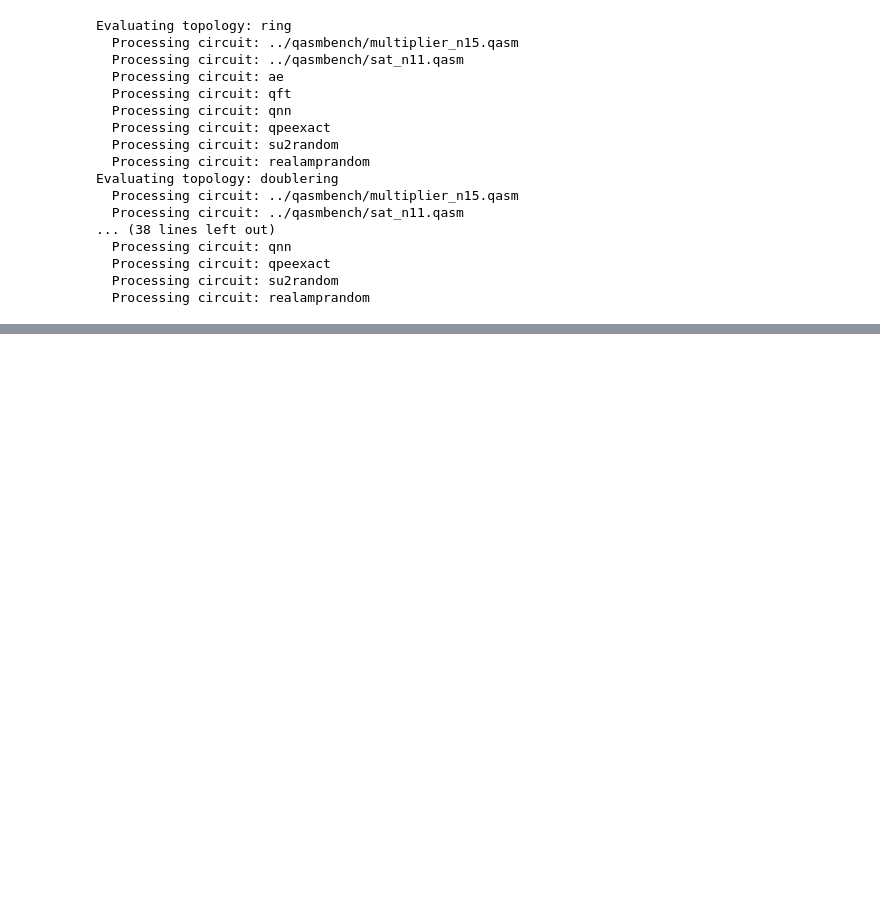
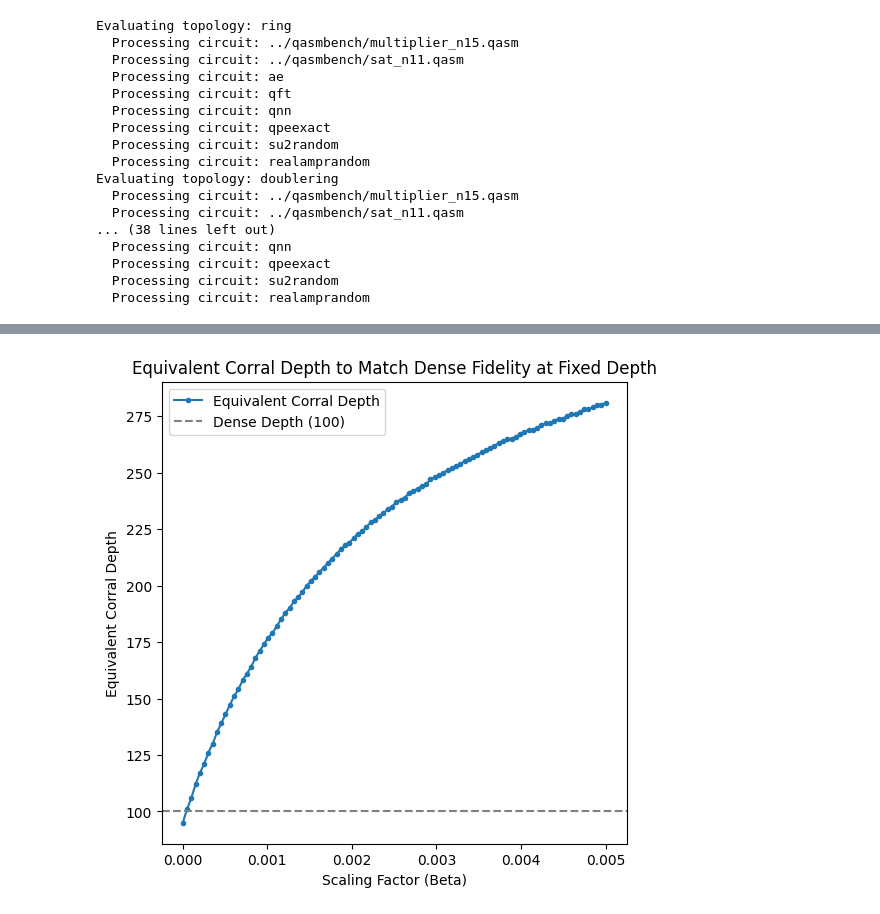
Before and after one commit to PITT-HATLAB/corral_crowding, a Jupyter notebook: src/notebooks/05_topologies.ipynb, the cells around one changed output, grey strips where cells are left out. Cells and saved outputs as stored; diff of their text form; code cells hidden in the pictures; blank space fills up the shorter version.

```diff
--- a/src/notebooks/05_topologies.ipynb
+++ b/src/notebooks/05_topologies.ipynb
@@ -503,0 +649,38 @@ create_full_grid_bar_chart_with_vertical_title(results, metrics_to_plot_all)
+# %%
+# Second Plot: Equivalent Corral Depth for Fixed Dense Depth
+fixed_dense_depth = 100
+equivalent_corral_depths = []
+dense_ccr = 1.1
+corral_ccr = 1.16
+
+for beta in beta_values:
+    scaling_corral = scaling_function_reciprocal(neighbors_corral, beta)
+    scaling_dense = scaling_function_reciprocal(neighbors_dense, beta)
+
+    dense_fidelity = (base_fidelity * scaling_dense) ** (fixed_dense_depth * dense_ccr)
+    corral_depth = 0
+
+    while True:
+        corral_fidelity = (base_fidelity * scaling_corral) ** (
+            corral_depth * corral_ccr
+        )
+        if (
+            corral_fidelity <= dense_fidelity or corral_depth > 1000
+        ):  # Avoid infinite loops
+            break
+        corral_depth += 1
+    equivalent_corral_depths.append(corral_depth)
+
+# Plotting
+plt.figure(figsize=(6, 6))
+plt.plot(
+    beta_values, equivalent_corral_depths, label="Equivalent Corral Depth", marker="."
+)
+plt.axhline(fixed_dense_depth, color="gray", linestyle="--", label="Dense Depth (100)")
+plt.xlabel("Scaling Factor (Beta)")
+plt.ylabel("Equivalent Corral Depth")
+plt.title("Equivalent Corral Depth to Match Dense Fidelity at Fixed Depth")
+plt.legend()
+plt.show()
+# %% [output]
+[figure, added]
```
Also changed, not shown: parts of 10 cells of this notebook, 8 other files.
